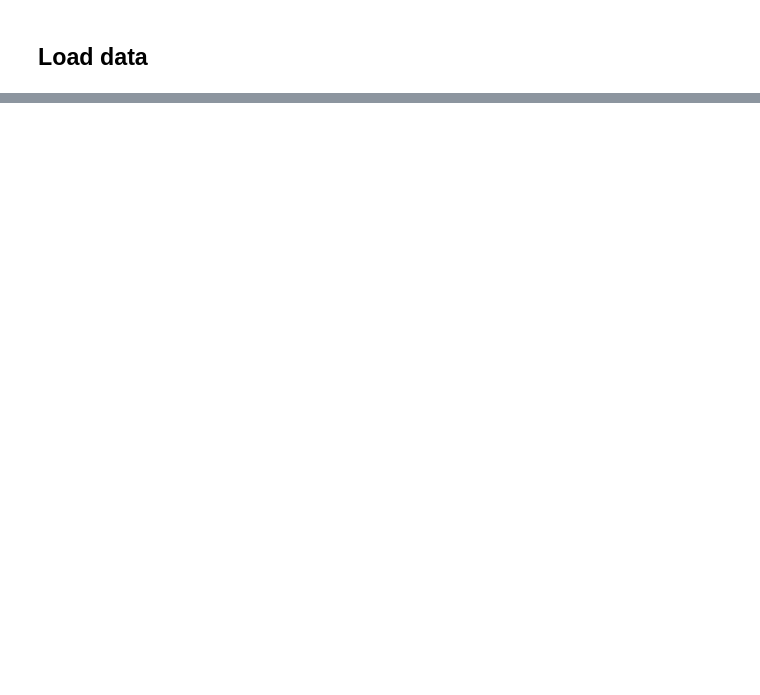
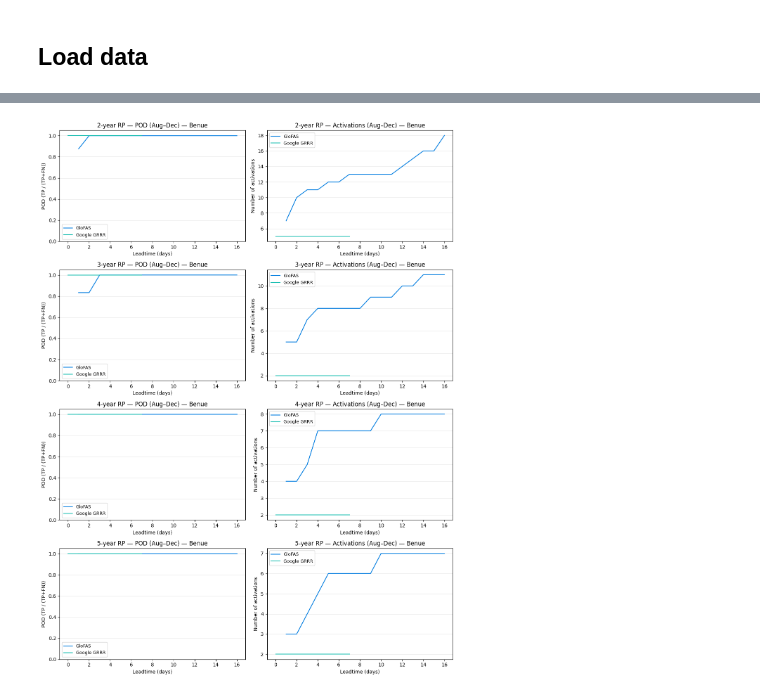
Before and after one commit to OCHA-DAP/ds-aa-nga-flooding, a Jupyter notebook: exploration/2026/cerf/14_forecast_performance.ipynb, the cells around one changed output, grey strips where cells are left out. Saved outputs shown, nothing was run; the diff lists cells and outputs as text; code cells hidden in the pictures; blank space fills up the shorter version.

```diff
--- a/exploration/2026/cerf/14_forecast_performance.ipynb
+++ b/exploration/2026/cerf/14_forecast_performance.ipynb
@@ -218,27 +605,38 @@ for rp in RP_LEVELS:
 # %%
 fig, axes = plt.subplots(len(RP_LEVELS), 2, figsize=(12, 4 * len(RP_LEVELS)))
 if len(RP_LEVELS) == 1:
     axes = axes[np.newaxis, :]
 
 for row, rp in enumerate(RP_LEVELS):
-    for col, (metric, ylabel) in enumerate([
-        ("hit_rate", "Hit rate (TP / (TP+FN))"),
-        ("far",      "False alarm rate (FP / (FP+TN))"),
-    ]):
-        ax = axes[row, col]
-        if rp in exc_gf and not exc_gf[rp].empty:
-            ax.plot(exc_gf[rp].index, exc_gf[rp][metric],
-                    marker="o", color="#007CE0", label="GloFAS")
-        if rp in exc_grrr and not exc_grrr[rp].empty:
-            ax.plot(exc_grrr[rp].index, exc_grrr[rp][metric],
-                    marker="s", color="#1EBFB3", label="Google GRRR")
-        ax.set_xlabel("Leadtime (days)")
-        ax.set_ylabel(ylabel)
-        ax.set_ylim(0, 1.05)
-        ax.legend(fontsize=9)
-        ax.grid(axis="y", linewidth=0.5, alpha=0.5)
-        ax.set_title(f"{rp}-year RP — {metric.replace('_', ' ').title()} — {STATE}")
+    ax_pod, ax_act = axes[row, 0], axes[row, 1]
+    shade_action_windows(ax_pod)
+    shade_action_windows(ax_act)
+
+    for color, label, exc in [
+        ("#007CE0", "GloFAS",      exc_gf),
+        ("#1EBFB3", "Google GRRR", exc_grrr),
+    ]:
+        if rp not in exc or exc[rp].empty:
+            continue
+        df = exc[rp]
+        ax_pod.plot(df.index, df["pod"], color=color, label=label)
+        ax_act.plot(df.index, df["tp"] + df["fp"], color=color, label=label)
+
+    ax_pod.set_ylim(0, 1.05)
+    ax_pod.set_xlabel("Leadtime (days)")
+    ax_pod.set_ylabel("POD (TP / (TP+FN))")
+    ax_pod.set_title(f"{rp}-year RP — POD ({shared_months_str}) — {STATE}")
+    ax_pod.legend(fontsize=9)
+    ax_pod.grid(axis="y", linewidth=0.5, alpha=0.5)
+
+    ax_act.set_xlabel("Leadtime (days)")
+    ax_act.set_ylabel("Number of activations")
+    ax_act.set_title(f"{rp}-year RP — Activations ({shared_months_str}) — {STATE}")
+    ax_act.legend(fontsize=9)
+    ax_act.grid(axis="y", linewidth=0.5, alpha=0.5)
 
 plt.tight_layout()
 plt.savefig(f"{FIGURES_DIR}/{STATE.lower()}_exceedance_by_leadtime.png", dpi=200, bbox_inches="tight")
 plt.show()
+# %% [output]
+[figure, added]
```
Also changed, not shown: parts of 22 cells of this notebook, 1 other file.
